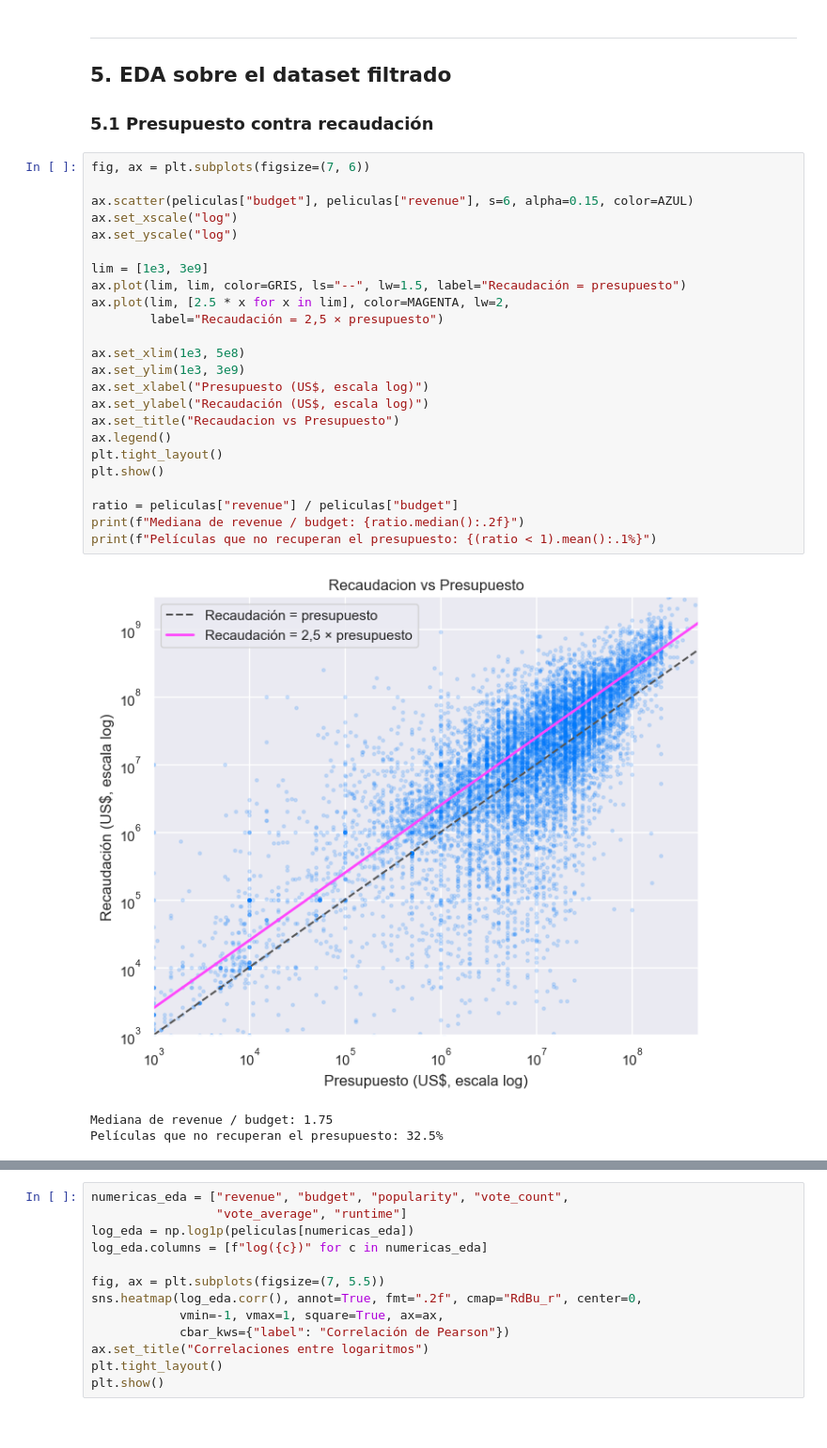
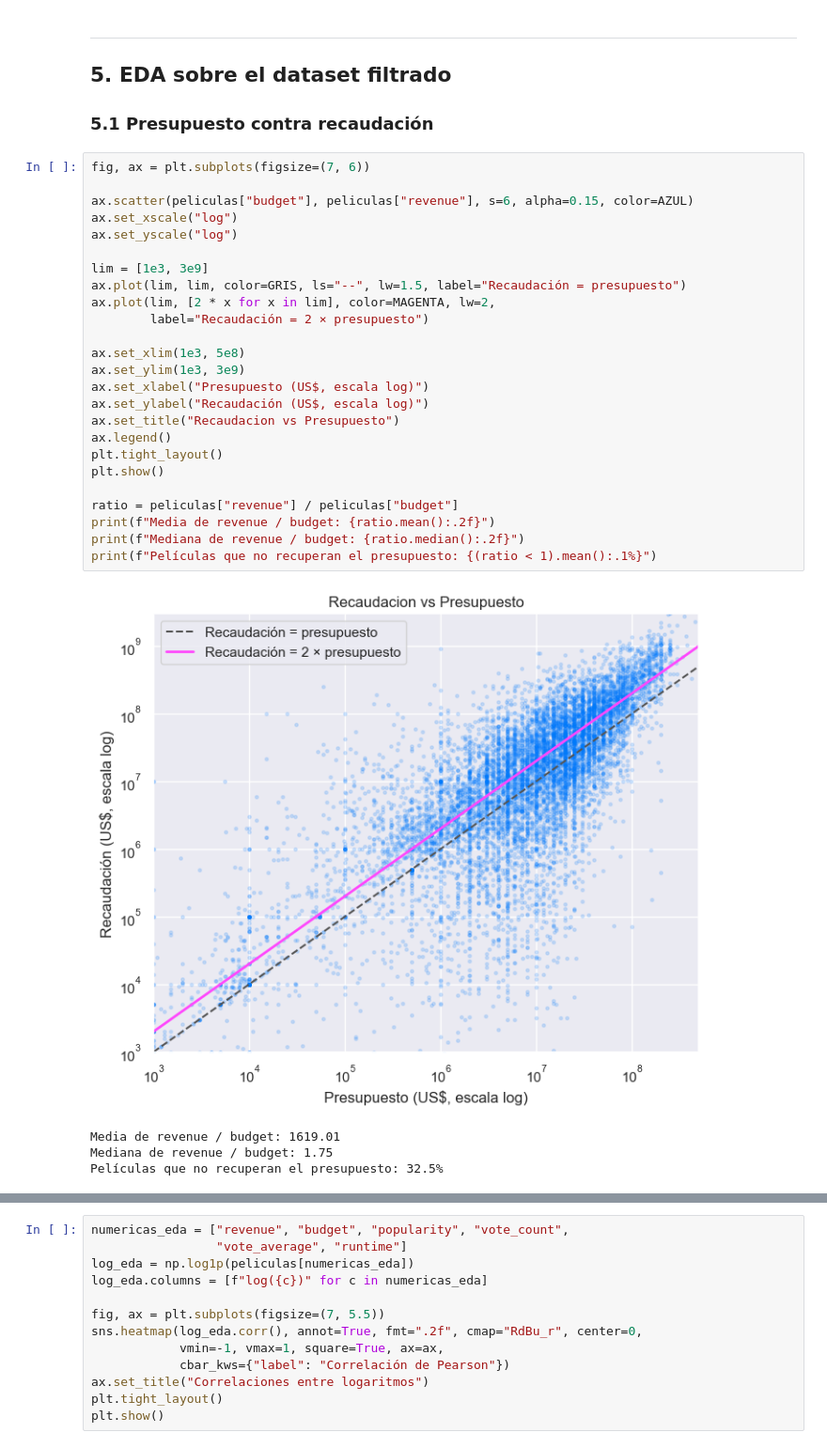
Before and after one commit to LuisParedes1/ceia_aprendizaje_maquina, a Jupyter notebook: TP/TMDB_EDA_y_regresion_de_revenue.ipynb, the cells around one changed output, grey strips where cells are left out. Shown at 94% size. Saved outputs shown, nothing was run; the diff lists cells and outputs as text.

```diff
--- a/TP/TMDB_EDA_y_regresion_de_revenue.ipynb
+++ b/TP/TMDB_EDA_y_regresion_de_revenue.ipynb
@@ -359,29 +359,31 @@ El modelo que entrenemos vale para ese universo y no para el catálogo completo.
 # %%
 fig, ax = plt.subplots(figsize=(7, 6))
 
 ax.scatter(peliculas["budget"], peliculas["revenue"], s=6, alpha=0.15, color=AZUL)
 ax.set_xscale("log")
 ax.set_yscale("log")
 
 lim = [1e3, 3e9]
 ax.plot(lim, lim, color=GRIS, ls="--", lw=1.5, label="Recaudación = presupuesto")
-ax.plot(lim, [2.5 * x for x in lim], color=MAGENTA, lw=2,
-        label="Recaudación = 2,5 × presupuesto")
+ax.plot(lim, [2 * x for x in lim], color=MAGENTA, lw=2,
+        label="Recaudación = 2 × presupuesto")
 
 ax.set_xlim(1e3, 5e8)
 ax.set_ylim(1e3, 3e9)
 ax.set_xlabel("Presupuesto (US$, escala log)")
 ax.set_ylabel("Recaudación (US$, escala log)")
 ax.set_title("Recaudacion vs Presupuesto")
 ax.legend()
 plt.tight_layout()
 plt.show()
 
 ratio = peliculas["revenue"] / peliculas["budget"]
+print(f"Media de revenue / budget: {ratio.mean():.2f}")
 print(f"Mediana de revenue / budget: {ratio.median():.2f}")
 print(f"Películas que no recuperan el presupuesto: {(ratio < 1).mean():.1%}")
 # %% [output]
-[figure, old version]
+[figure, new version]
+Media de revenue / budget: 1619.01
 Mediana de revenue / budget: 1.75
 Películas que no recuperan el presupuesto: 32.5%
 # %% [markdown]
```
Also changed, not shown: parts of 1 cell of this notebook.
